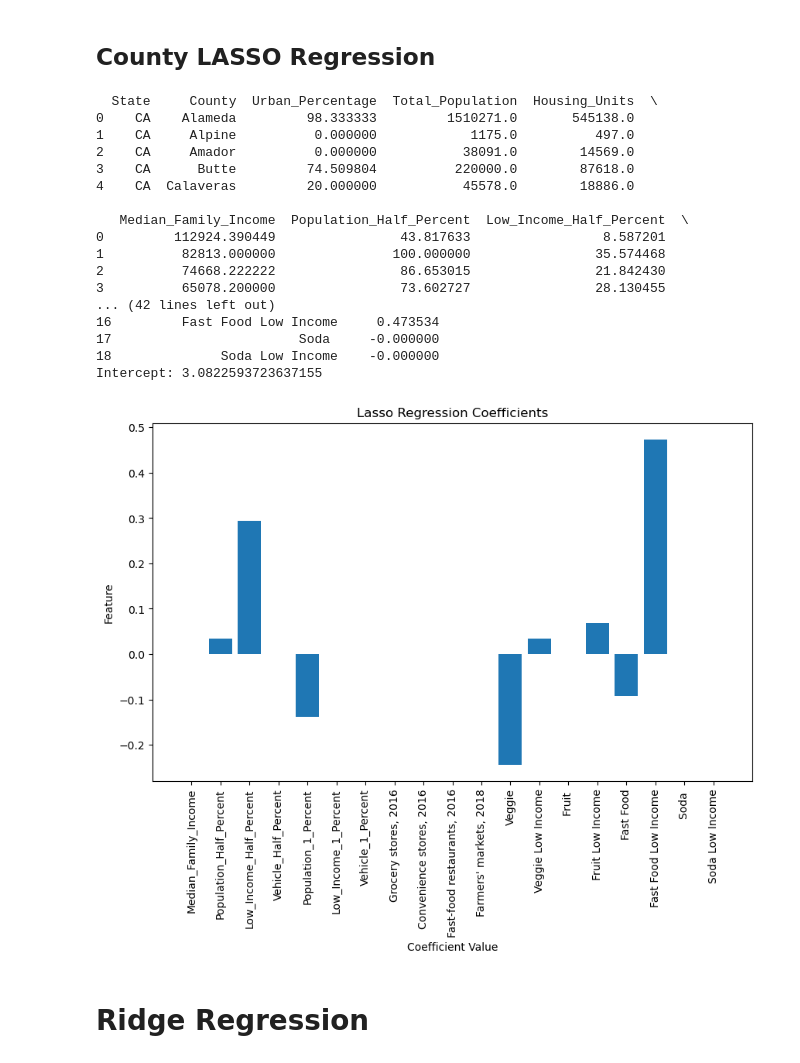
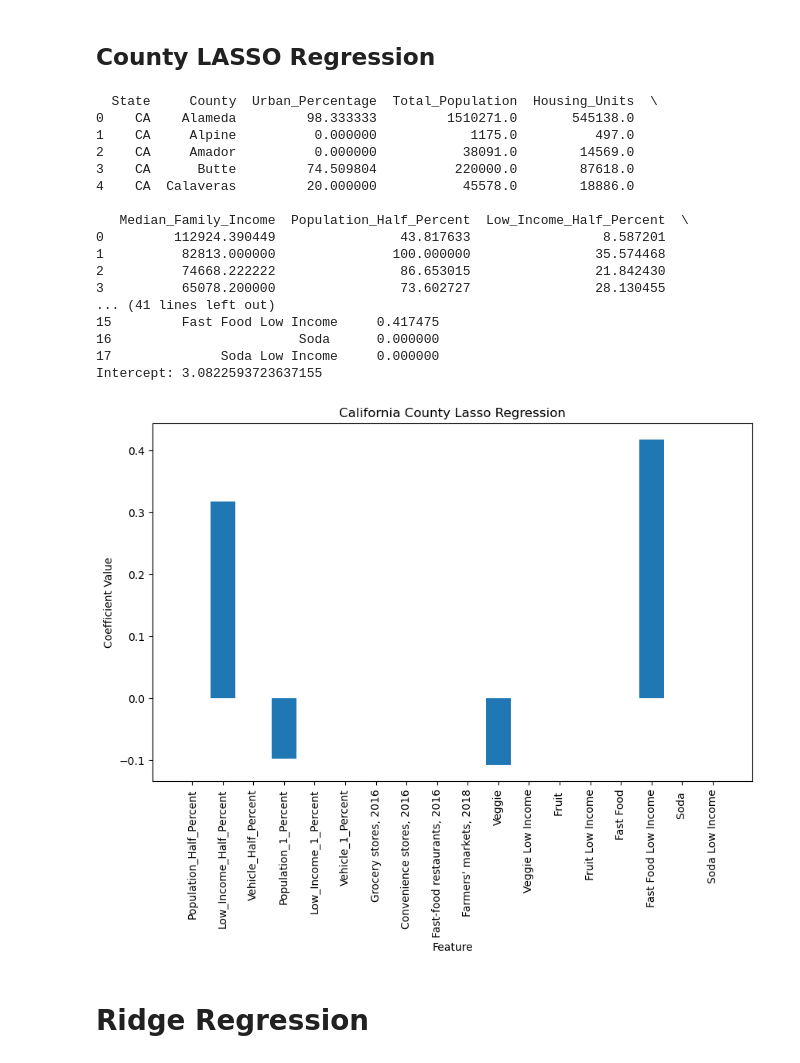
Before and after one commit to aaravdogra/citadel-datathon-2024, a Jupyter notebook: hypothesis-testing/regression.ipynb, the cells around one changed output. Drawn from its saved outputs; the diff is of its cells as text; code cells hidden in the pictures.

```diff
--- a/hypothesis-testing/regression.ipynb
+++ b/hypothesis-testing/regression.ipynb
@@ -293,11 +279,12 @@ Intercept: 3.0822593723637155
 # %%
 data = pd.read_csv('../data/data-county-for-processing/modified_california_counties.csv')
 
-x_variables = ["Median_Family_Income", "Population_Half_Percent",
+x_variables = ["Population_Half_Percent",
                "Low_Income_Half_Percent", "Vehicle_Half_Percent", "Population_1_Percent", "Low_Income_1_Percent", "Vehicle_1_Percent",
-               "Grocery stores, 2016", "Convenience stores, 2016", "Fast-food restaurants, 2016", "Farmers' markets, 2018",
-               "Veggie", "Veggie Low Income", "Fruit ", "Fruit Low Income", "Fast Food", "Fast Food Low Income",
+               "Grocery stores, 2016", "Convenience stores, 2016", "Fast-food restaurants, 2016", "Farmers' markets, 2018"]
+new_variables = ["Veggie", "Veggie Low Income", "Fruit ", "Fruit Low Income", "Fast Food", "Fast Food Low Income",
                "Soda ", "Soda Low Income"]
+x_variables = x_variables + new_variables
 
 columns_to_scale = [
     "Convenience stores, 2016",
@@ -311,65 +298,56 @@ data = data.dropna()
 # data = data.drop(columns=["State", "County"])
 print(data.head())
 
-
 X, y = data[x_variables], data["Obese"]
 # define model
-alpha = 2
-model = Lasso(alpha)
+# alpha = 2
+# model = Lasso(alpha)
+# model.fit(X, y)
+
+# #cross validation to find the best alpha for the model
+model = LassoCV(cv=5, random_state=42)  # 5-fold cross-validation
 model.fit(X, y)
 
-# define model evaluation method
-# cv = RepeatedKFold(n_splits=10, n_repeats=3, random_state=1)
-# # evaluate model
-# scores = cross_val_score(model, X, y, scoring='neg_mean_absolute_error', cv=cv, n_jobs=-1)
-# # force scores to be positive
-# scores = abs(scores)
-# print('Mean MAE: %.3f (%.3f)' % (np.mean(scores), np.std(scores)))
-
-# #cross validation to find the best alpha for the model
-# model = LassoCV(cv=5, random_state=42)  # 5-fold cross-validation
-# model.fit(X, y)
-
-# alpha = model.alpha_
+alpha = model.alpha_
 coefficients = model.coef_
 # intercept = model.intercept_
 
 coef_df = pd.DataFrame({
     'Feature': x_variables,
     'Coefficient': coefficients
 })
 
 print(f'Alpha: {alpha}')
 print(coef_df)
 print(f'Intercept: {intercept}')
 # plot results
 
 plt.figure(figsize=(10, 6))
 plt.bar(coef_df['Feature'], coef_df['Coefficient'])
-plt.xlabel('Coefficient Value')
+plt.ylabel('Coefficient Value')
 plt.xticks(rotation=90)
-plt.ylabel('Feature')
-plt.title('Lasso Regression Coefficients')
+plt.xlabel('Feature')
+plt.title('California County Lasso Regression')
 plt.show()
 # %% [output]
   State     County  Urban_Percentage  Total_Population  Housing_Units  \
 0    CA    Alameda         98.333333         1510271.0       545138.0
 1    CA     Alpine          0.000000            1175.0          497.0
 2    CA     Amador          0.000000           38091.0        14569.0
 3    CA      Butte         74.509804          220000.0        87618.0
 4    CA  Calaveras         20.000000           45578.0        18886.0
 
    Median_Family_Income  Population_Half_Percent  Low_Income_Half_Percent  \
 0         112924.390449                43.817633                 8.587201
 1          82813.000000               100.000000                35.574468
 2          74668.222222                86.653015                21.842430
 3          65078.200000                73.602727                28.130455
-... (42 lines left out)
-16         Fast Food Low Income     0.473534
-17                        Soda     -0.000000
-18              Soda Low Income    -0.000000
+... (41 lines left out)
+15         Fast Food Low Income     0.417475
+16                        Soda      0.000000
+17              Soda Low Income     0.000000
 Intercept: 3.0822593723637155
-[figure, old version]
+[figure, new version]
 # %% [markdown]
 # Ridge Regression
 # %% [markdown]
```
Also changed, not shown: parts of 5 cells of this notebook.
